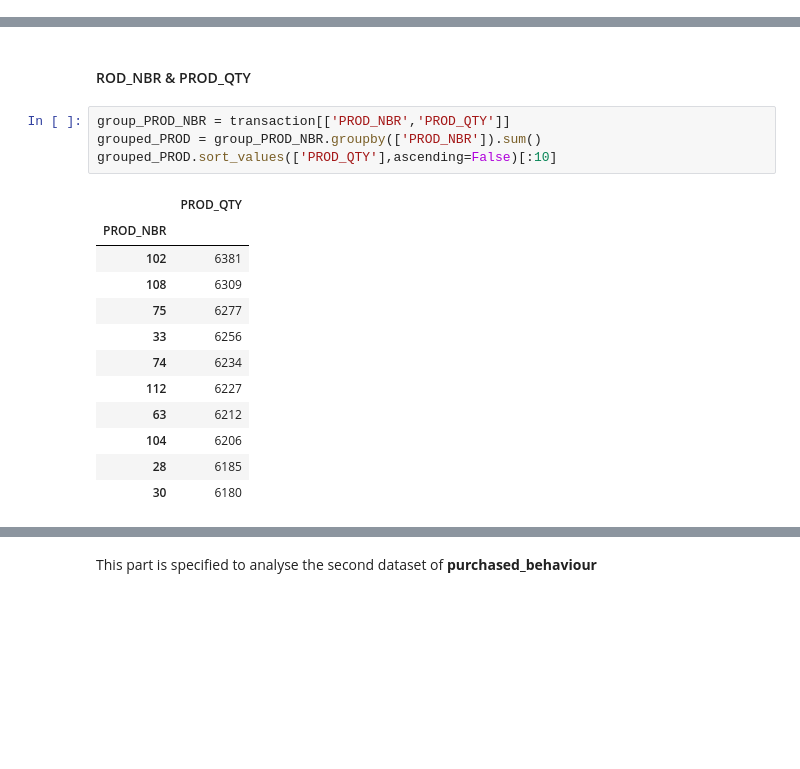
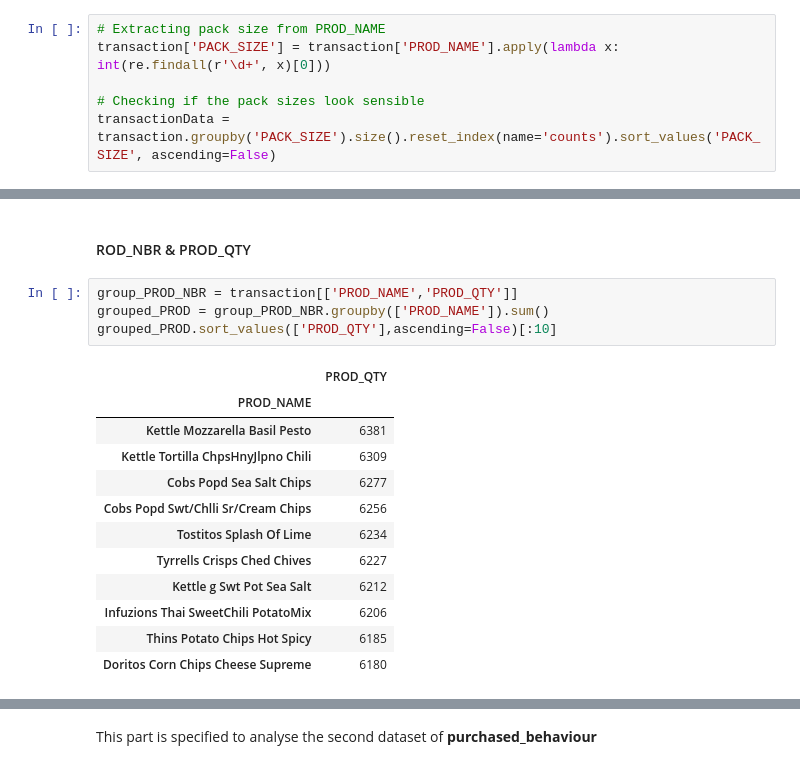
Before and after one commit to khairooo/Quantium-Internship-Experience, a Jupyter notebook: Task_01_Data_reparation_and_customer_analytics.ipynb, the cells around one changed output, grey strips where cells are left out. Cells and saved outputs as stored; diff of their text form; blank space fills up the shorter version.

```diff
--- a/Task_01_Data_reparation_and_customer_analytics.ipynb
+++ b/Task_01_Data_reparation_and_customer_analytics.ipynb
@@ -74,2 +75,8 @@ dtype: int64
 - As we are only interested in words that will tell us if the product is chips or not, let’s remove all words with
 digits and special characters such as ‘&’ from our set of product words.
+# %%
+# Extracting pack size from PROD_NAME
+transaction['PACK_SIZE'] = transaction['PROD_NAME'].apply(lambda x: int(re.findall(r'\d+', x)[0]))
+
+# Checking if the pack sizes look sensible
+transactionData = transaction.groupby('PACK_SIZE').size().reset_index(name='counts').sort_values('PACK_SIZE', ascending=False)
@@ -353,19 +382,19 @@ We can see that there is an increase in purchases in December (The End of the ye
 # %% [markdown]
 #### ROD_NBR	 & PROD_QTY
 # %%
-group_PROD_NBR = transaction[['PROD_NBR','PROD_QTY']]
-grouped_PROD = group_PROD_NBR.groupby(['PROD_NBR']).sum()
+group_PROD_NBR = transaction[['PROD_NAME','PROD_QTY']]
+grouped_PROD = group_PROD_NBR.groupby(['PROD_NAME']).sum()
 grouped_PROD.sort_values(['PROD_QTY'],ascending=False)[:10]
 # %% [output]
 |  | PROD_QTY |
-| PROD_NBR |  |
-| 102 | 6381 |
-| 108 | 6309 |
-| 75 | 6277 |
-| 33 | 6256 |
-| 74 | 6234 |
-| 112 | 6227 |
-| 63 | 6212 |
-| 104 | 6206 |
-| 28 | 6185 |
-| 30 | 6180 |
+| PROD_NAME |  |
+| Kettle Mozzarella Basil Pesto | 6381 |
+| Kettle Tortilla ChpsHnyJlpno Chili | 6309 |
+| Cobs Popd Sea Salt Chips | 6277 |
+| Cobs Popd Swt/Chlli Sr/Cream Chips | 6256 |
+| Tostitos Splash Of Lime | 6234 |
+| Tyrrells Crisps Ched Chives | 6227 |
+| Kettle g Swt Pot Sea Salt | 6212 |
+| Infuzions Thai SweetChili PotatoMix | 6206 |
+| Thins Potato Chips Hot Spicy | 6185 |
+| Doritos Corn Chips Cheese Supreme | 6180 |
```
Also changed, not shown: parts of 37 cells of this notebook.
